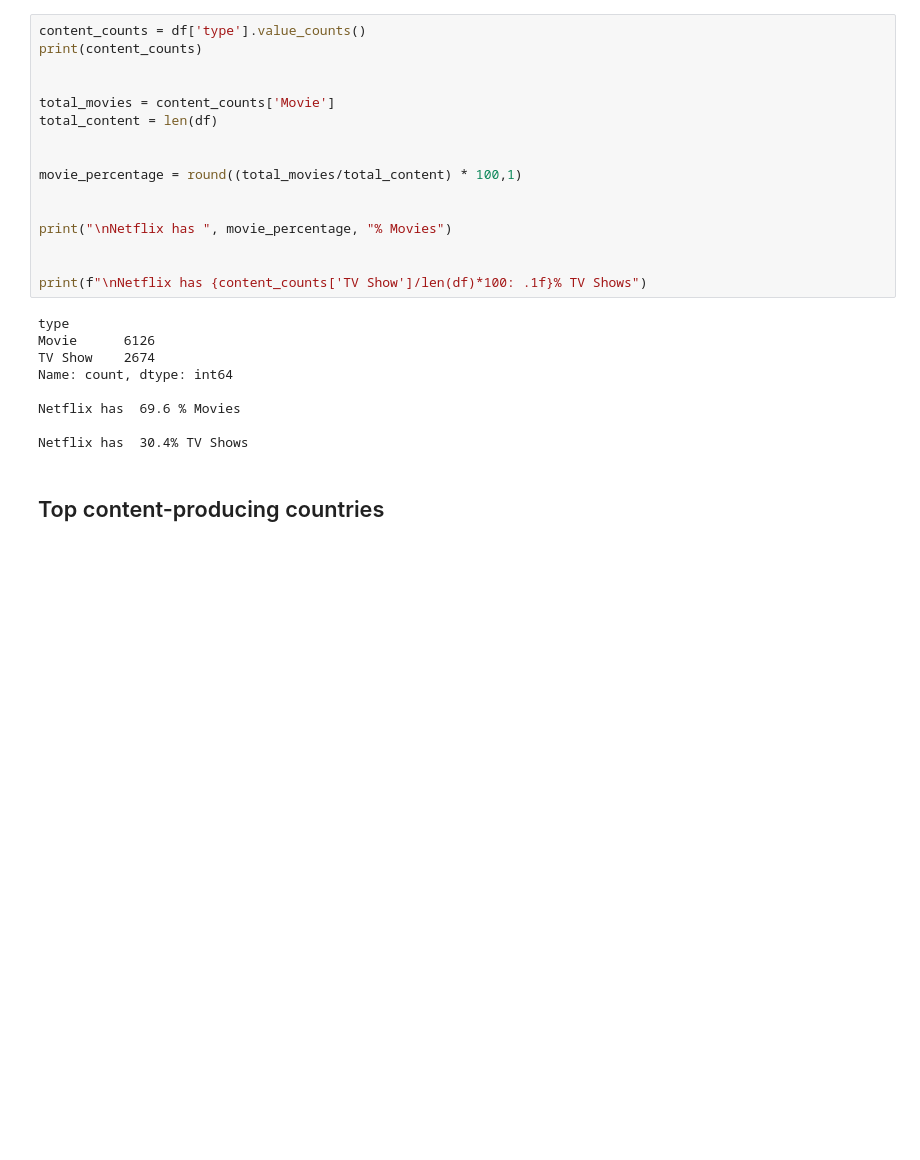
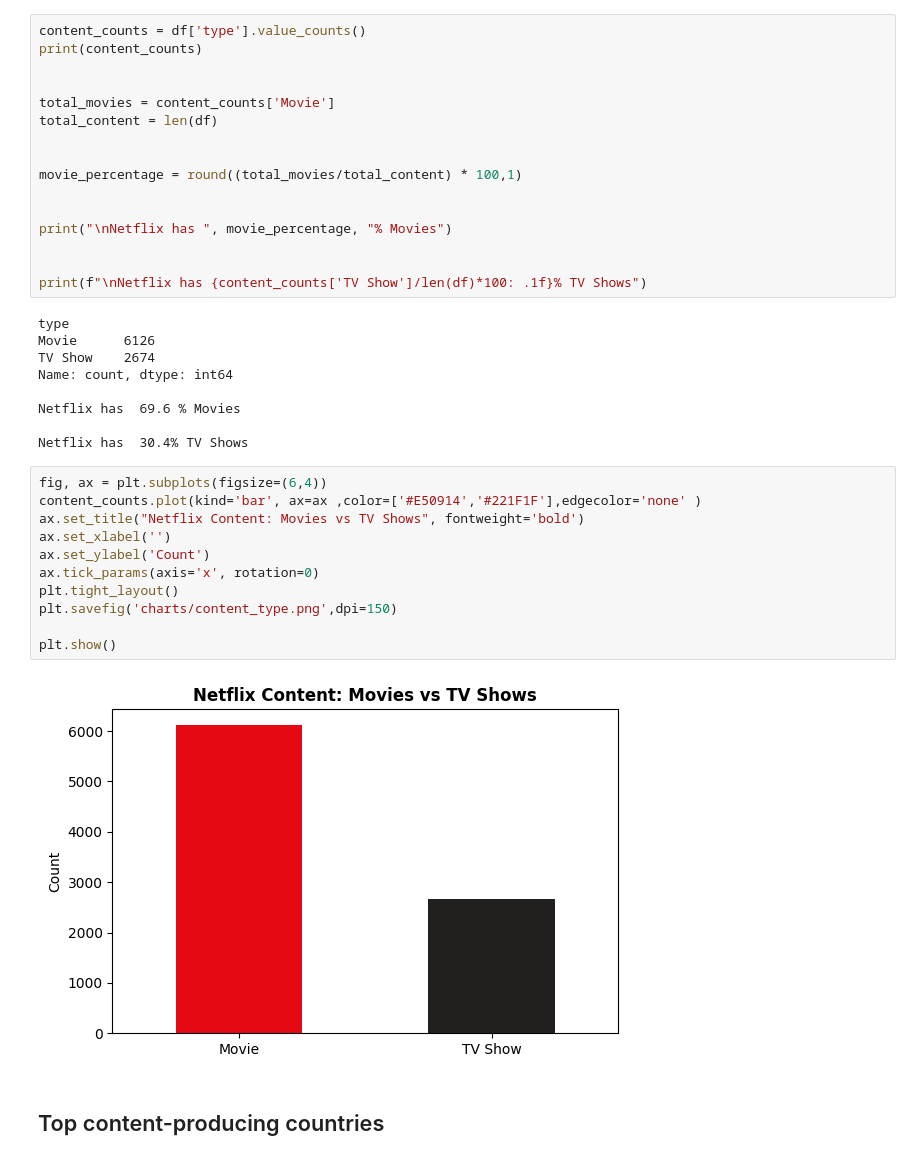
Before and after one commit to kunwarsaurav/Netflix-Data-Analysis, a Jupyter notebook: data/analysis.ipynb, the cells around one changed output. Drawn from its saved outputs; the diff is of its cells as text; blank space fills up the shorter version.

Commit message:
Visualized the Core Analysis

```diff
--- a/data/analysis.ipynb
+++ b/data/analysis.ipynb
@@ -139,6 +139,19 @@ Name: count, dtype: int64
 Netflix has  69.6 % Movies
 
 Netflix has  30.4% TV Shows
+# %%
+fig, ax = plt.subplots(figsize=(6,4))
+content_counts.plot(kind='bar', ax=ax ,color=['#E50914','#221F1F'],edgecolor='none' )
+ax.set_title("Netflix Content: Movies vs TV Shows", fontweight='bold')
+ax.set_xlabel('')
+ax.set_ylabel('Count')
+ax.tick_params(axis='x', rotation=0)
+plt.tight_layout()
+plt.savefig('charts/content_type.png',dpi=150)
+
+plt.show()
+# %% [output]
+[figure, added]
 # %% [markdown]
 ## Top content-producing countries
 # %%
```
Also changed, not shown: parts of 3 cells of this notebook, 4 other files.
